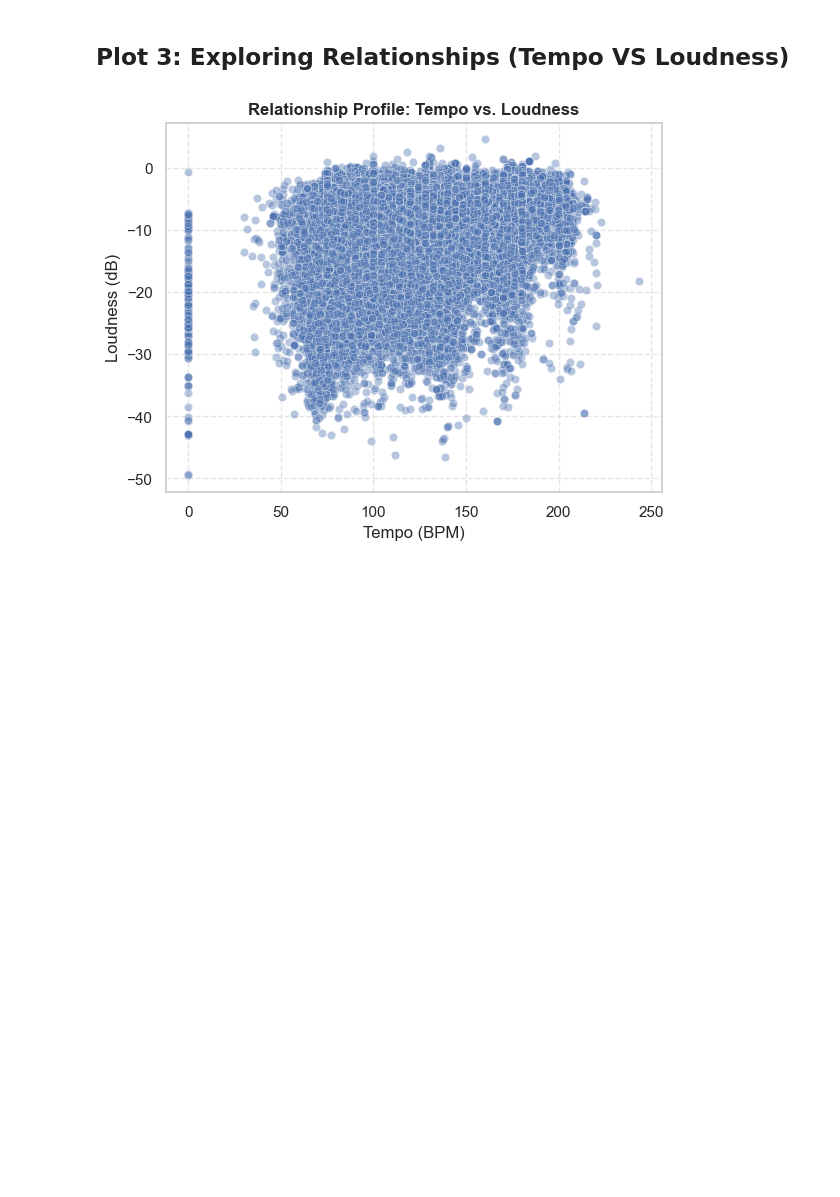
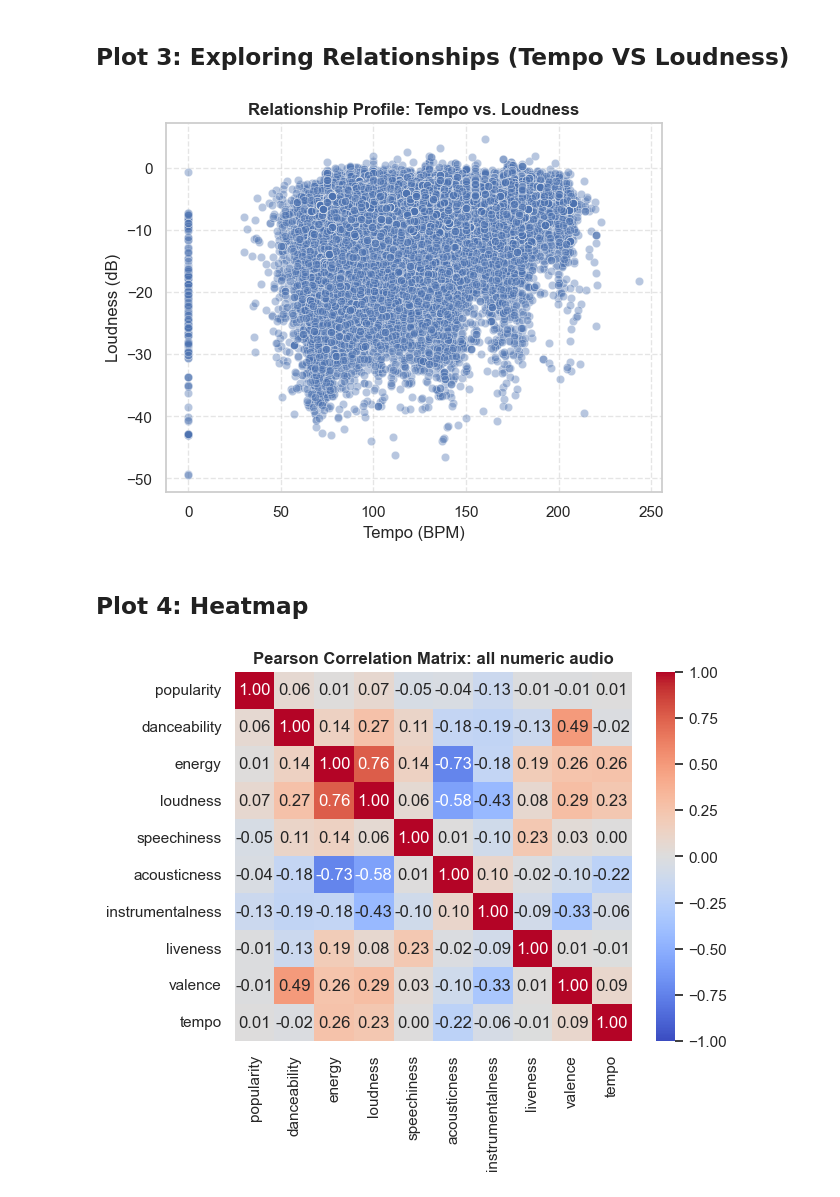
Before and after one commit to yerzakovakmal/data-playground, a Jupyter notebook: spotify_analysis/notebooks/02_eda.ipynb, the cells around one changed output. Saved outputs shown, nothing was run; the diff lists cells and outputs as text; code cells hidden in the pictures; blank space fills up the shorter version.

```diff
--- a/spotify_analysis/notebooks/02_eda.ipynb
+++ b/spotify_analysis/notebooks/02_eda.ipynb
@@ -165,7 +172,7 @@ plt.show()
 # %% [markdown]
 ## Plot 3: Exploring Relationships (Tempo VS Loudness)
 # %%
-sns.scatterplot(data=df, x='tempo', y='loudness', alpha=0.4)
+sns.scatterplot(data=tracks_df, x='tempo', y='loudness', alpha=0.4)
 
 plt.title("Relationship Profile: Tempo vs. Loudness", fontsize=12, fontweight='bold')
 plt.xlabel("Tempo (BPM)")
@@ -173,4 +180,14 @@ plt.ylabel("Loudness (dB)")
 plt.grid(True, linestyle="--", alpha=0.5)
 plt.show()
 # %% [output]
-[figure, old version]
+[figure, new version]
+# %% [markdown]
+## Plot 4: Heatmap
+# %%
+matrix = tracks_df[['popularity', 'danceability', 'energy', 'loudness', 'speechiness', 'acousticness', 'instrumentalness', 'liveness', 'valence', 'tempo']].corr()
+
+sns.heatmap(data=matrix, annot=True, cmap='coolwarm', fmt='.2f', vmin=-1, vmax=1)
+plt.title("Pearson Correlation Matrix: all numeric audio", fontsize=12, fontweight='bold')
+plt.show()
+# %% [output]
+[figure, added]
```
Also changed, not shown: parts of 17 cells of this notebook.
